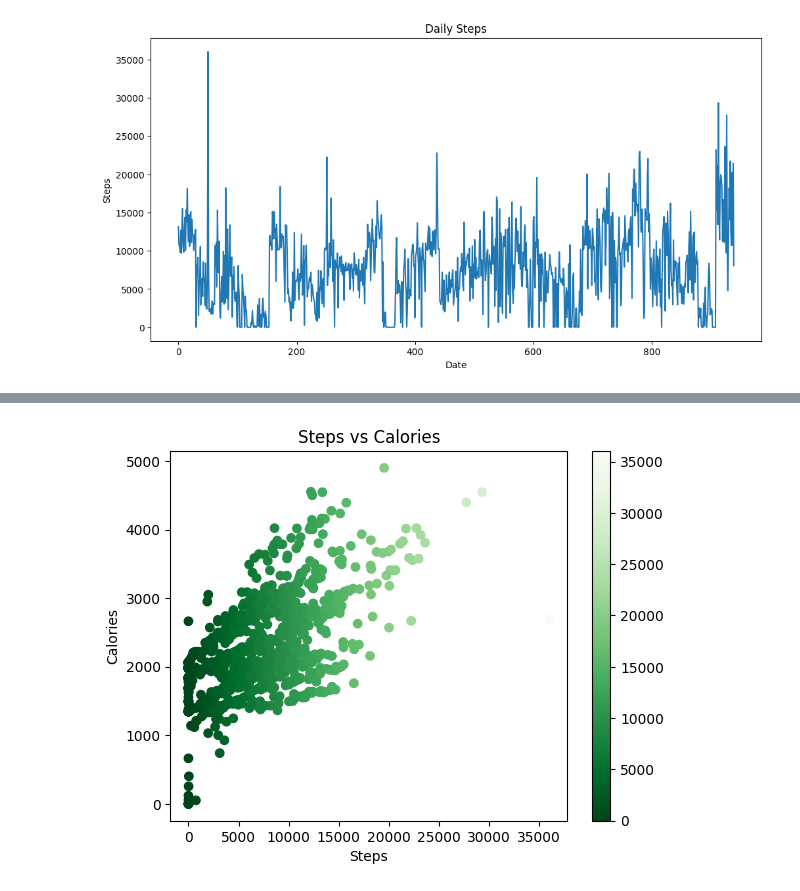
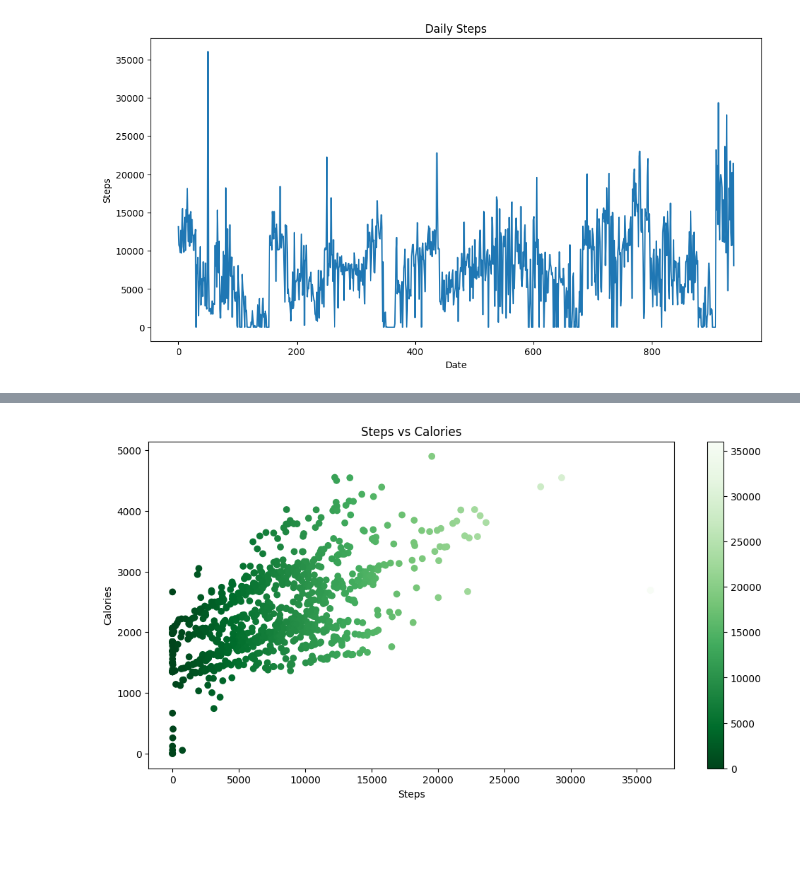
Before and after one commit to sujitjbhagwat/sujitjbhagwat, a Jupyter notebook: bellabeat-case-study-analysis.ipynb, the cells around one changed output, grey strips where cells are left out. Saved outputs shown, nothing was run; the diff lists cells and outputs as text; code cells hidden in the pictures; blank space fills up the shorter version.

```diff
--- a/bellabeat-case-study-analysis.ipynb
+++ b/bellabeat-case-study-analysis.ipynb
@@ -272,17 +280,18 @@ plt.show()
 # %%
 import matplotlib.cm as cm
 steps = DailyActivityDF['TotalSteps']
 calories = DailyActivityDF['Calories']
+plt.figure(figsize=(12, 6))
 
 plt.scatter(steps, calories, c=steps, cmap=cm.Greens_r)
 
 plt.colorbar()
 plt.clim(steps.min(), steps.max())
 
 plt.xlabel('Steps')
 plt.ylabel('Calories')
 plt.title('Steps vs Calories')
 
 plt.show()
 # %% [output]
-[figure, old version]
+[figure, new version]
```
Also changed, not shown: parts of 2 cells of this notebook.
